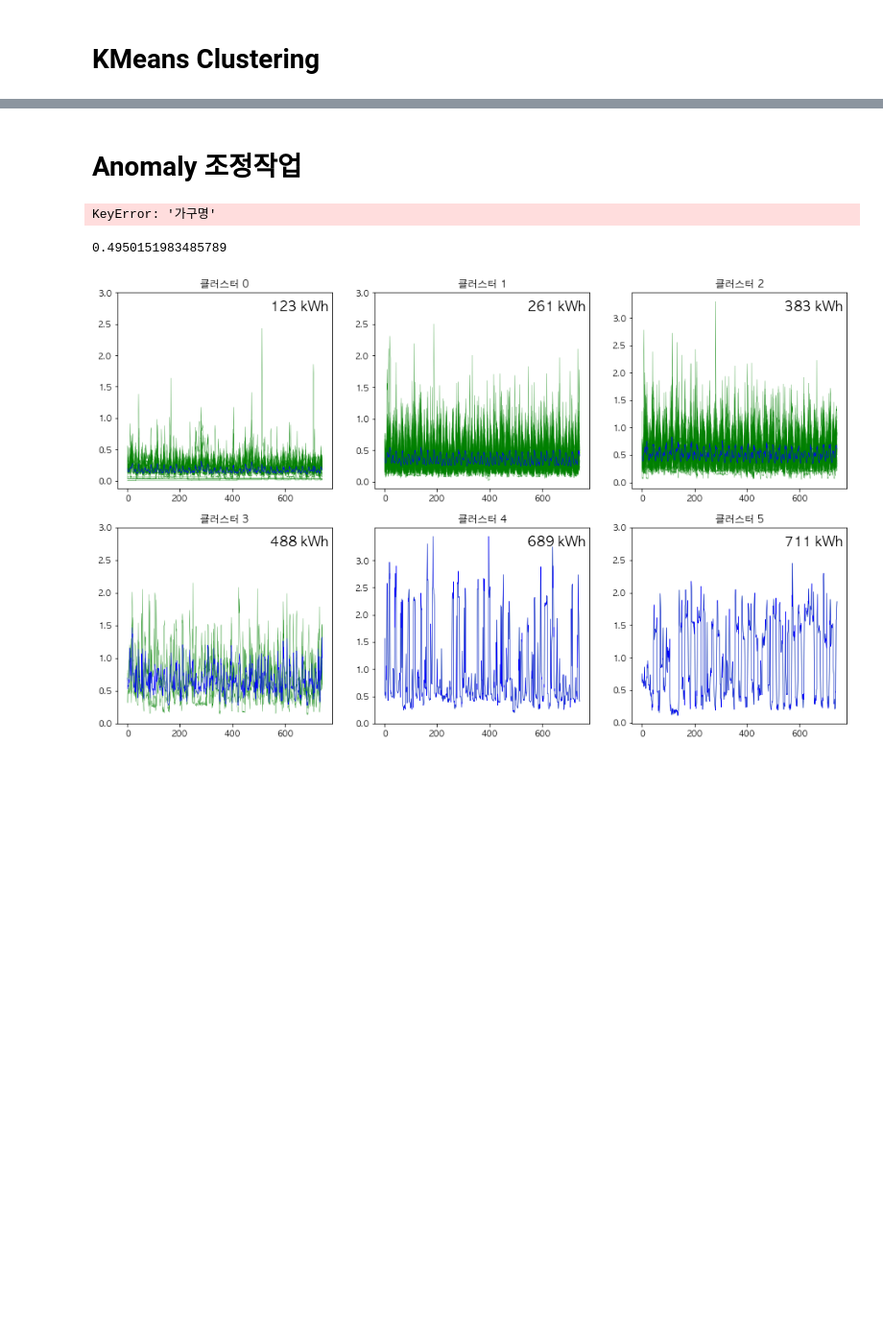
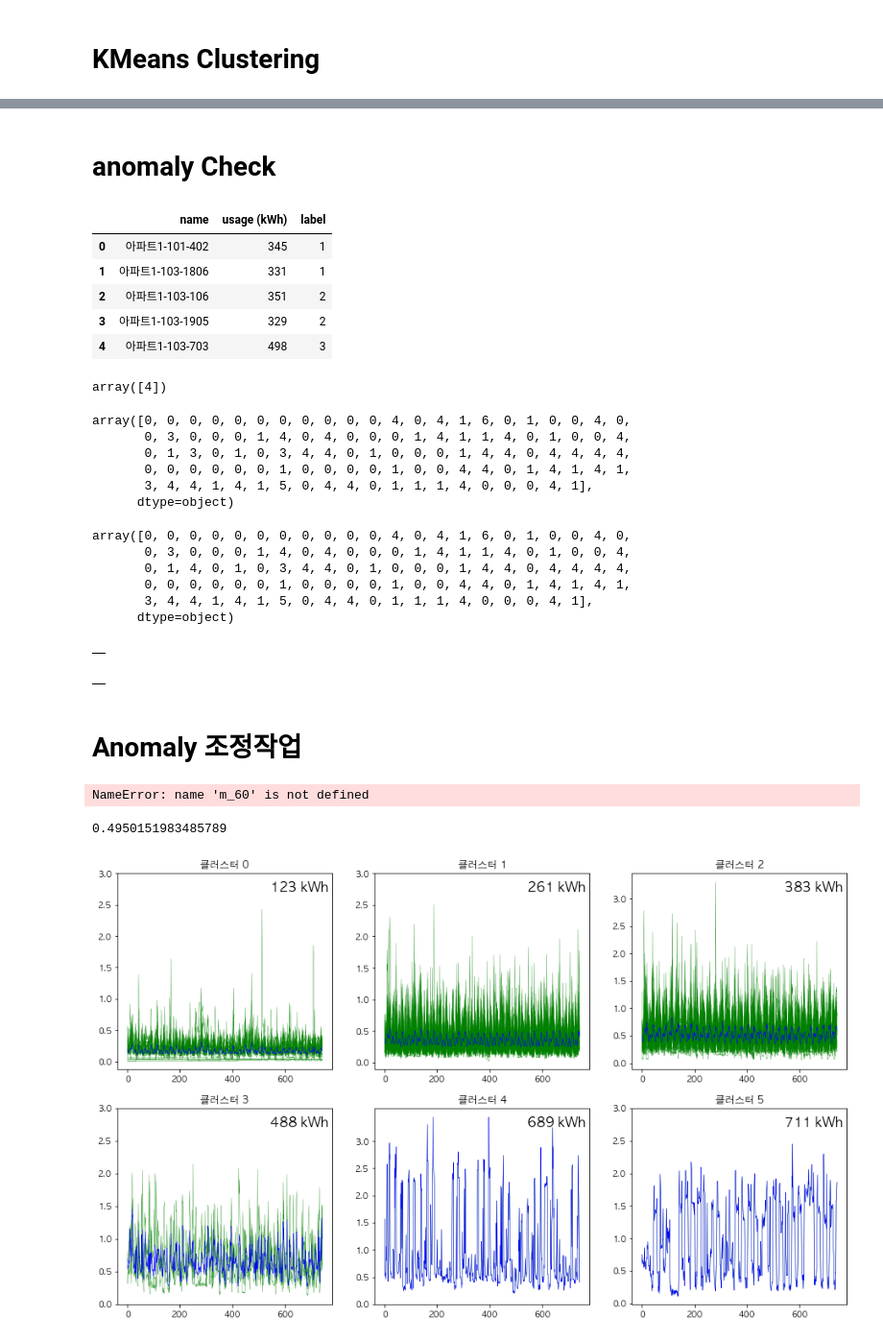
Before and after one commit to formegusto/distribution-public-fee, a Jupyter notebook: pt4.전기절약 피드백.ipynb, the cells around one changed output, grey strips where cells are left out. Shown at 96% size. Cells and saved outputs as stored; diff of their text form; code cells hidden in the pictures; blank space fills up the shorter version.

```diff
--- a/pt4.전기절약 피드백.ipynb
+++ b/pt4.전기절약 피드백.ipynb
@@ -113,0 +113,13 @@ ECV : 51 %
+# %% [markdown]
+# anomaly Check
+# %%
+anomaly = sv.check_anomaly()
+
+anomaly.head()
+# %% [output]
+|  | name | usage (kWh) | label |
+| 0 | 아파트1-101-402 | 345 | 1 |
+| 1 | 아파트1-103-1806 | 331 | 1 |
+| 2 | 아파트1-103-106 | 351 | 2 |
+| 3 | 아파트1-103-1905 | 329 | 2 |
+| 4 | 아파트1-103-703 | 498 | 3 |
@@ -113,0 +145,24 @@ ECV : 51 %
+# %%
+predict_label
+# %% [output]
+array([4])
+# %%
+new_labels = sv.group['label'].values.copy()
+new_labels
+# %% [output]
+array([0, 0, 0, 0, 0, 0, 0, 0, 0, 0, 0, 4, 0, 4, 1, 6, 0, 1, 0, 0, 4, 0,
+       0, 3, 0, 0, 0, 1, 4, 0, 4, 0, 0, 0, 1, 4, 1, 1, 4, 0, 1, 0, 0, 4,
+       0, 1, 3, 0, 1, 0, 3, 4, 4, 0, 1, 0, 0, 0, 1, 4, 4, 0, 4, 4, 4, 4,
+       0, 0, 0, 0, 0, 0, 1, 0, 0, 0, 0, 1, 0, 0, 4, 4, 0, 1, 4, 1, 4, 1,
+       3, 4, 4, 1, 4, 1, 5, 0, 4, 4, 0, 1, 1, 1, 4, 0, 0, 0, 4, 1],
+      dtype=object)
+# %%
+new_labels[chk] = predict_label
+new_labels
+# %% [output]
+array([0, 0, 0, 0, 0, 0, 0, 0, 0, 0, 0, 4, 0, 4, 1, 6, 0, 1, 0, 0, 4, 0,
+       0, 3, 0, 0, 0, 1, 4, 0, 4, 0, 0, 0, 1, 4, 1, 1, 4, 0, 1, 0, 0, 4,
+       0, 1, 4, 0, 1, 0, 3, 4, 4, 0, 1, 0, 0, 0, 1, 4, 4, 0, 4, 4, 4, 4,
+       0, 0, 0, 0, 0, 0, 1, 0, 0, 0, 0, 1, 0, 0, 4, 4, 0, 1, 4, 1, 4, 1,
+       3, 4, 4, 1, 4, 1, 5, 0, 4, 4, 0, 1, 1, 1, 4, 0, 0, 0, 4, 1],
+      dtype=object)
@@ -113,0 +171,6 @@ ECV : 51 %
+# %%
+anomaly = sv.check_anomaly()
+
+anomaly.head()
+# %% [output]
+|  |
@@ -114,7 +179,13 @@ ECV : 51 %
+# %%
+anomaly = sv.check_anomaly()
+
+anomaly.head()
+# %% [output]
+|  |
 # %% [markdown]
 # Anomaly 조정작업
 # %%
-group_df = ut.make_group_df(m_60, kmeans)
+group_df = ut.make_group_df(sv.m_60, sv.kmeans)
 anomaly_df = ut.get_anomaly_df(group_df)
 new_group_df = ut.adjust_anomaly_df(anomaly=anomaly_df,group_df=group_df, datas=m_60)
 
@@ -126,7 +197,7 @@ while True:
     else:
         break
 # %% [output]
-KeyError: '가구명'
+NameError: name 'm_60' is not defined
 # %%
 K = new_group_df['label'].value_counts().index.size
 
```
Also changed, not shown: parts of 11 cells of this notebook, 6 other files.
